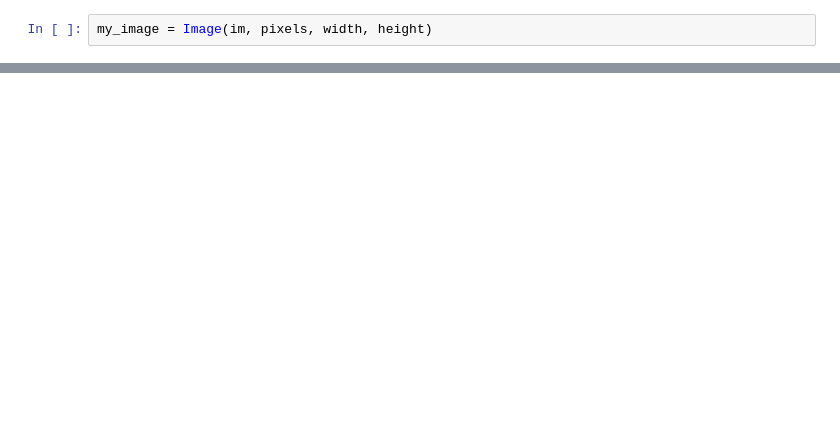
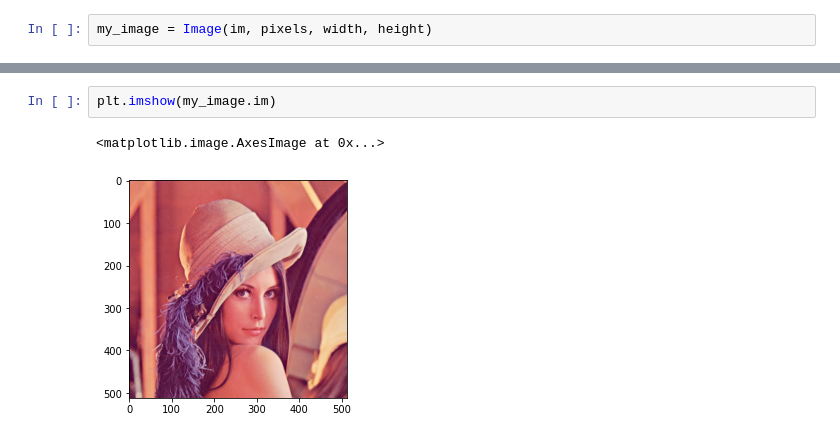
Before and after one commit to tqnhu2407/Image_Processing, a Jupyter notebook: img_processing.ipynb, the cells around one changed output, grey strips where cells are left out. Drawn from its saved outputs; the diff is of its cells as text; blank space fills up the shorter version.

```diff
--- a/img_processing.ipynb
+++ b/img_processing.ipynb
@@ -56,0 +95,5 @@ my_image.show()
+# %%
+plt.imshow(my_image.im)
+# %% [output]
+<matplotlib.image.AxesImage at 0x...>
+[figure, added]
```
Also changed, not shown: parts of 5 cells of this notebook.
